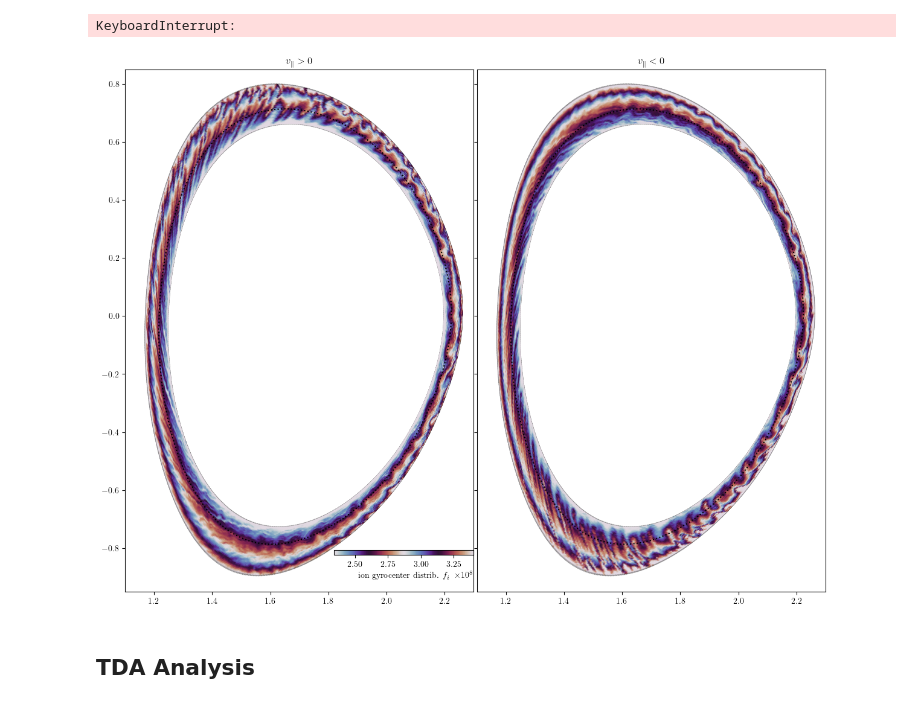
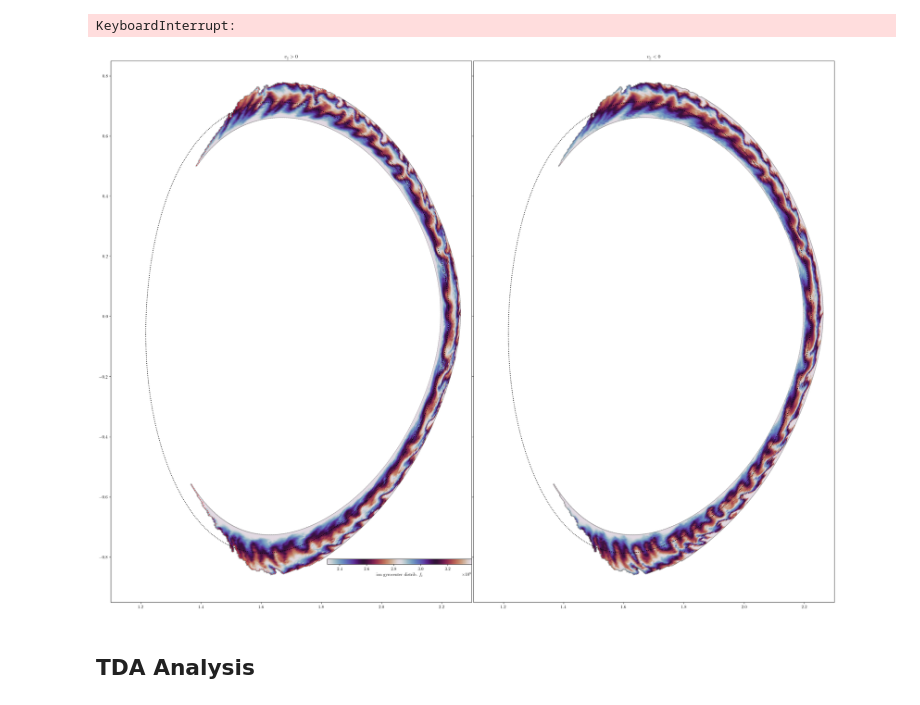
Before and after one commit to Maplenormandy/c1lgkt, a Jupyter notebook: bin/xgc_distribution_function.ipynb, the cells around one changed output. Saved outputs shown, nothing was run; the diff lists cells and outputs as text; code cells hidden in the pictures.

```diff
--- a/bin/xgc_distribution_function.ipynb
+++ b/bin/xgc_distribution_function.ipynb
@@ -215,9 +215,40 @@ fp_physical = f_xgc_data['fp_physical']
 fn_physical = f_xgc_data['fn_physical']
 f_mask = f_xgc_data['f_mask']
 xi_grid = f_xgc_data['xi_grid']
+# %%
+# %% Find the bounce points of the distribution function
+
+def find_bounce_points(fp, fn):
+    """
+    Function for finding the bounce points in the interpolated distribution function.
+    The basic strategy is on each flux surface, find nodes which neighbor NaN values; these
+    will be the bounce points.
+
+    Returns a boolean array which is True at the bounce points, taken to be the last node
+    which is finite.
+    """
+
+    fbounce = np.zeros_like(fp, dtype=bool)
+    knode0, knode1 = geom.breaks_surf[ksurf0], geom.breaks_surf[ksurf1+1]
+
+    for tri in geom.rz_tri.triangles:
+        # Check if all nodes in the triangle are in the flux surface
+        if tri[0] >= knode0 and tri[0] < knode1 and \
+           tri[1] >= knode0 and tri[1] < knode1 and \
+           tri[2] >= knode0 and tri[2] < knode1:
+            # Check if any of the nodes are NaN
+            if np.isnan(fp[tri]).any():
+                # If so, any of nodes that are not NaN are bounce points
+                for k in range(3):
+                    if not np.isnan(fp[tri[k]]):
+                        fbounce[tri[k]] = True
+
+    return fbounce
+
+fbounce = find_bounce_points(fp_physical[:,kxi], fn_physical[:,kxi])
 # %%
 # %% Plot the distribution function
-kxi = 3
+kxi = 2
 fnorm = (pp.m/(2*np.pi))**(1.5)
 fp_plot = fp_physical[:,kxi] * fnorm
 fn_plot = fn_physical[:,kxi] * fnorm
@@ -233,38 +264,41 @@ f_min = np.nanpercentile([fp_plot, fn_plot], 5)
 ksurf = np.searchsorted(-geom.q_surf, 2.0)
 rz_surf = geom.rz_node[geom.breaks_surf[ksurf]:geom.breaks_surf[ksurf+1],:]
 
-fig, axs = plt.subplots(1, 2, width_ratios=[1, 1], figsize=(12, 9), sharex=True, sharey=True)
+fig, axs = plt.subplots(1, 2, width_ratios=[1, 1], figsize=(24, 18), sharex=True, sharey=True)
 
 #geom.rz_tri.set_mask(f_mask)
 
 #ax1 = plt.subplot(121)
 axs[0].set_aspect('equal', adjustable='box')
 axs[0].tripcolor(geom.rz_tri, fp_plot, shading='gouraud', rasterized=True, cmap=twr_cmap, vmin=f_min, vmax=f_max)
 axs[0].plot(rz_surf[:,0], rz_surf[:,1], c='k', ls=':')
 
 axs[0].set_title(R'$v_\parallel > 0$')
 
 axs[0].set_xlim([1.1, 2.3])
 axs[0].set_ylim([-0.95, 0.85])
+
+axs[0].scatter(geom.rz_tri.x[fbounce], geom.rz_tri.y[fbounce], c='r', s=1, alpha=0.5)
+axs[1].scatter(geom.rz_tri.x[fbounce], geom.rz_tri.y[fbounce], c='r', s=1, alpha=0.5)
 
 #ax2 = plt.subplot(122, sharex=ax1, sharey=ax1)
 axs[1].set_aspect('equal', adjustable='box')
 #plt.axis('equal')
 pc = axs[1].tripcolor(geom.rz_tri, fn_plot, shading='gouraud', rasterized=True, cmap=twr_cmap, vmin=f_min, vmax=f_max)
 axs[1].plot(rz_surf[:,0], rz_surf[:,1], c='k', ls=':')
 
 axs[1].set_title(R'$v_\parallel < 0$')
 
 axs[1].set_xlim([1.1, 2.3])
 axs[1].set_ylim([-0.95, 0.85])
 
 cax = axs[0].inset_axes([0.6, 0.07, 0.4, 0.01])
 
 plt.colorbar(pc, cax=cax, orientation='horizontal', label='ion gyrocenter distrib. $f_i$')
 
 plt.tight_layout(pad=0.08)
 # %% [output]
-[figure, old version]
+[figure, new version]
 # %% [markdown]
 ## TDA Analysis
 # %%
```
Also changed, not shown: parts of 1 cell of this notebook, 2 other files.
